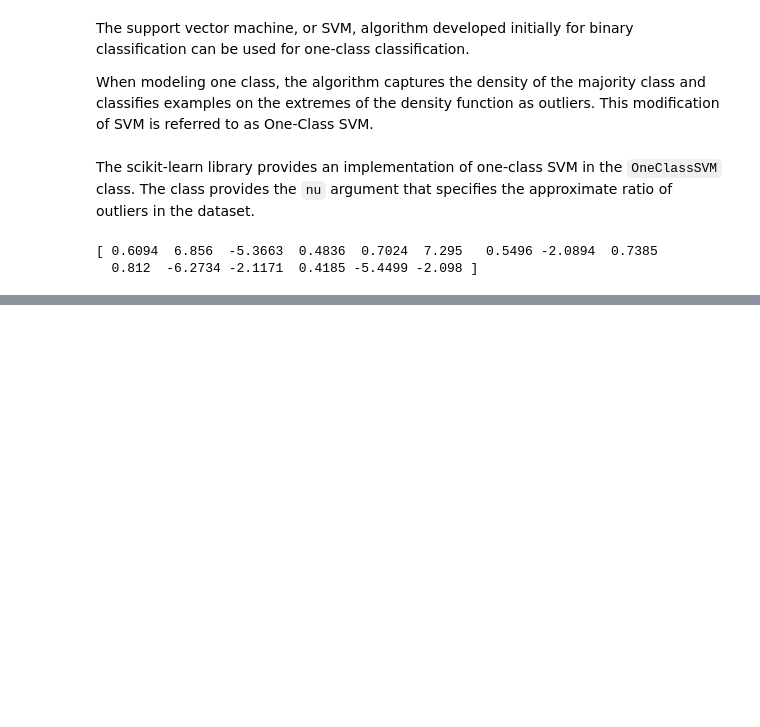
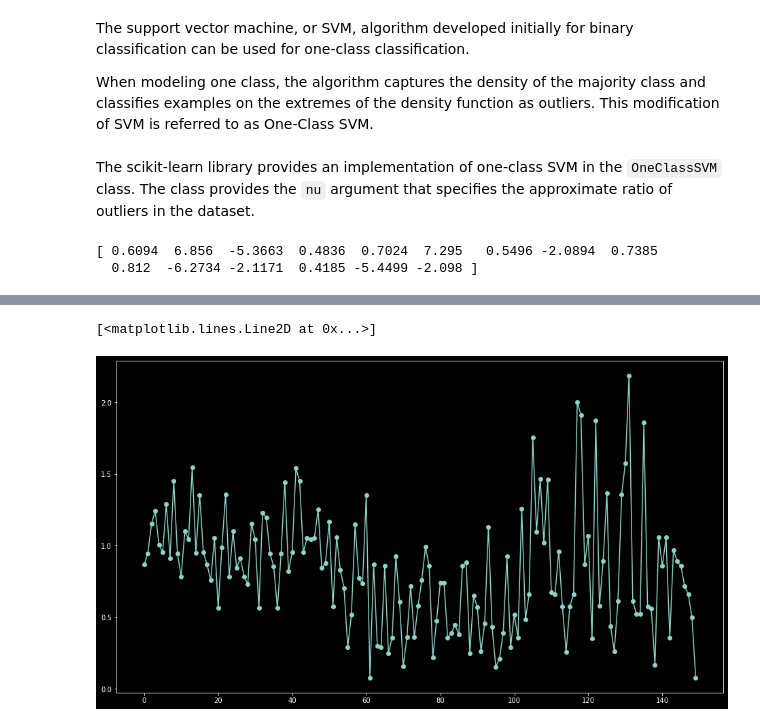
Before and after one commit to Hari31416/Placement, a Jupyter notebook: Notes/Misc/Anamoly_Detection.ipynb, the cells around one changed output, grey strips where cells are left out. Drawn from its saved outputs; the diff is of its cells as text; code cells hidden in the pictures; blank space fills up the shorter version.

```diff
--- a/Notes/Misc/Anamoly_Detection.ipynb
+++ b/Notes/Misc/Anamoly_Detection.ipynb
@@ -337,0 +437,8 @@ print(outlier)
+# %%
+centroids = kmeans.cluster_centers_
+distances = kmeans.transform(X)
+# %%
+plt.plot(distances, "o-")
+# %% [output]
+[<matplotlib.lines.Line2D at 0x...>]
+[figure, added]
```
Also changed, not shown: parts of 28 cells of this notebook, 2 other files.
